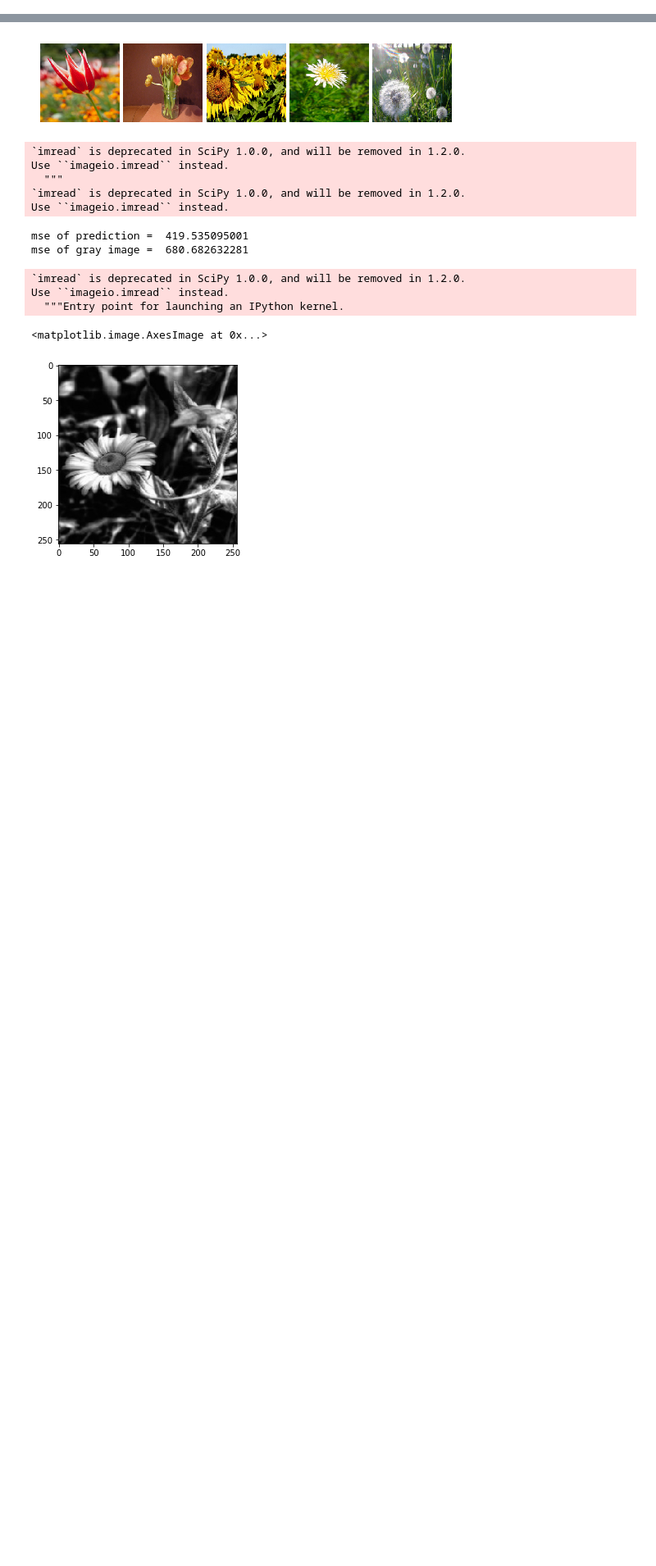
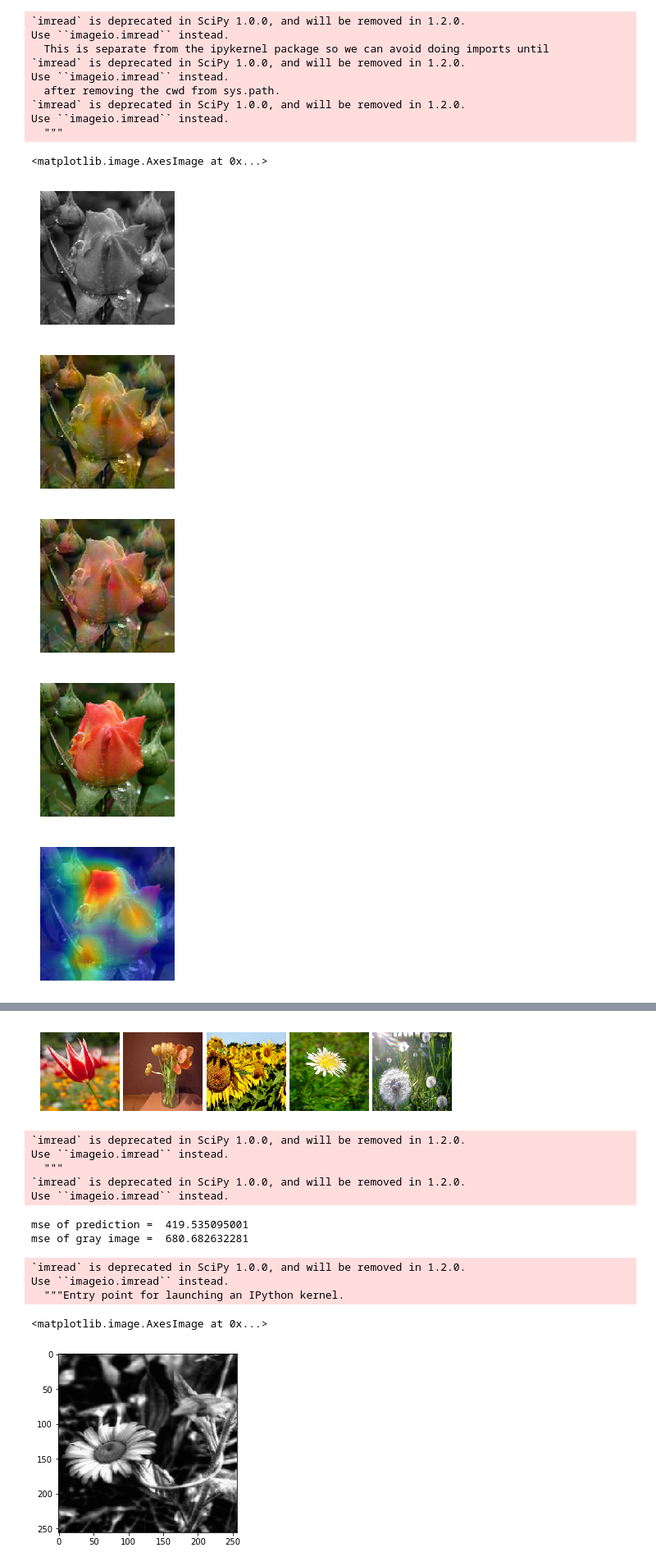
Before and after one commit to zhxy0091/colorization, a Jupyter notebook: compare_image.ipynb, the cells around one changed output, grey strips where cells are left out. Shown at 82% size. Saved outputs shown, nothing was run; the diff lists cells and outputs as text; code cells hidden in the pictures; blank space fills up the shorter version.

```diff
--- a/compare_image.ipynb
+++ b/compare_image.ipynb
@@ -62 +125,53 @@ def get_random(count, original_images, pred_images):
+# %%
+#index = random.randint(0,159)
+index=50
+gt = np.asarray([misc.imread(original_images[str(index)])])
+pred = np.asarray([misc.imread(pred_images[str(index)])])
+heat = np.asarray([misc.imread(heat_images[str(index)])])
+show_images(gt, True)
+show_images(pred)
+show_images(heat)
+show_images(gt)
+show_images(gt)
+
+#NOTES: 35 test samples per class, 175 test samples in total
+#NOTES: 699 train samples per class, 3495 train samples in total
+
+#data = pd.read_pickle("/Users/Miyeah/Downloads/trainset-final.pickle")
+
+#图片序号 可以自行更改看效果
+record_idx = index
+record = data[record_idx:record_idx+1]
+# print(record)
+#修改flower_photos_new文件夹前缀地址
+path = record["image_path"].values[0].replace("/content/","/Users/cyrus/desktop/")
+label_name = record["label_name"].values[0]
+raw = record["heatmap"].values[0]
+heatmap = cPickle.loads(bytes(raw, "utf-8"), encoding="bytes")
+# print()
+# print("----Result----")
+# print(path)
+# print(label_name)
+# #热力图原始数据
+# print(heatmap)
+#img = load_image(path)
+#plt.imshow(img)
+plt.imshow(heatmap, cmap=plt.cm.jet, alpha=0.5, interpolation='nearest' )
+#plt.show()
+# %% [output]
+`imread` is deprecated in SciPy 1.0.0, and will be removed in 1.2.0.
+Use ``imageio.imread`` instead.
+  This is separate from the ipykernel package so we can avoid doing imports until
+`imread` is deprecated in SciPy 1.0.0, and will be removed in 1.2.0.
+Use ``imageio.imread`` instead.
+  after removing the cwd from sys.path.
+`imread` is deprecated in SciPy 1.0.0, and will be removed in 1.2.0.
+Use ``imageio.imread`` instead.
+  """
+<matplotlib.image.AxesImage at 0x...>
+[figure, added]
+[figure, added]
+[figure, added]
+[figure, added]
+[figure, added]
 # %%
```
Also changed, not shown: parts of 7 cells of this notebook, 2 other files.
